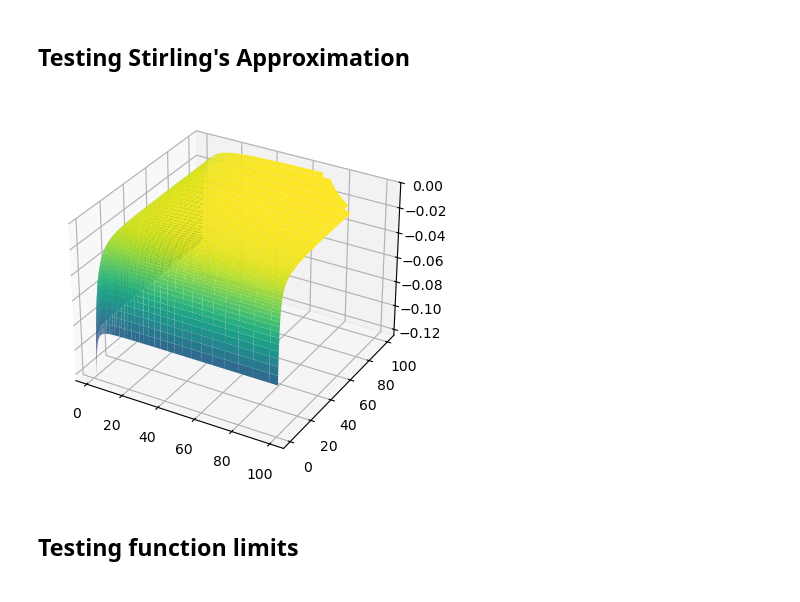
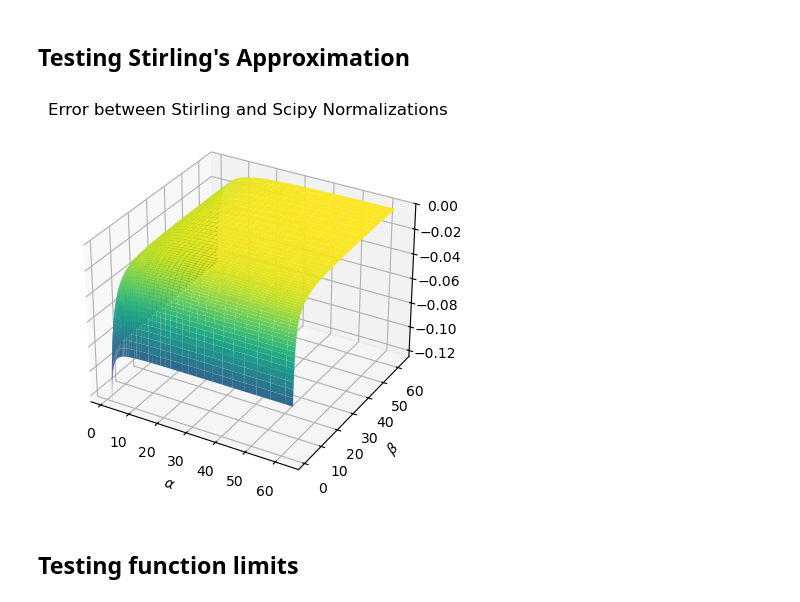
Before and after one commit to jwp91/TableMaker, a Jupyter notebook: lowVariance.ipynb, the cells around one changed output. Cells and saved outputs as stored; diff of their text form; code cells hidden in the pictures.

Commit message:
Finished a large portion of the Jupyter Notebook detailing the Stirling Approximation method for computing the beta-PDF normalization factor.

```diff
--- a/lowVariance.ipynb
+++ b/lowVariance.ipynb
@@ -85,39 +85,37 @@ plt.plot(xs, P(xs, a, b))
 # %%
 import matplotlib.pyplot as plt
 
 # Does stirling's approximation work for the gamma function?
 def stirlingNorm(a, b):
     # Uses logs to circumvent overflow
     q = (a+b-0.5)*np.log(a+b) - 0.5*np.log(2*np.pi) - (a-0.5)*np.log(a) - (b-0.5)*np.log(b)
     return np.exp(q)
 
 def gammaNorm(a, b):
     return gamma(a+b)/gamma(a)/gamma(b)
 
-As = np.logspace(0,2,100)
-Bs = np.logspace(0,2,100)
+As = np.logspace(0,1.8,100)
+Bs = np.logspace(0,1.8,100)
 AS, BS = np.meshgrid(As, Bs)
 
 gammaRes = np.zeros(AS.shape)
 stirlingRes = np.zeros(AS.shape)
 for i in range(len(AS)):
     for j in range(len(BS[i])):
         gammaRes[i][j] = gammaNorm(AS[i][j], BS[i][j])
         stirlingRes[i][j] = stirlingNorm(AS[i][j], BS[i][j])
+err = (gammaRes-stirlingRes)/gammaRes
 
-err = (gammaRes-stirlingRes)/gammaRes
 # Plot contour
 fig = plt.figure()
 ax = fig.add_subplot(111, projection = '3d')
-#ax.plot_surface(AS, BS, gammaRes, cmap = 'inferno')
-#ax.plot_surface(AS, BS, stirlingRes, cmap = 'viridis')
 ax.plot_surface(AS, BS, err, cmap = 'viridis')
-ax.set_zlim((-0.125, 0));
-
-# RESULT:
-# Yes, the approximation is good (and gets better).
+ax.set_zlim((-0.125, 0))
+ax.set_xlabel(r'$\alpha$')
+ax.set_ylabel(r'$\beta$')
+ax.set_title('Error between Stirling and Scipy Normalizations');
 # %% [output]
-[figure, old version]
+[figure, new version]
 # %% [markdown]
 ## Testing function limits
 # %%
```
Also changed, not shown: parts of 2 cells of this notebook, 3 other files.
